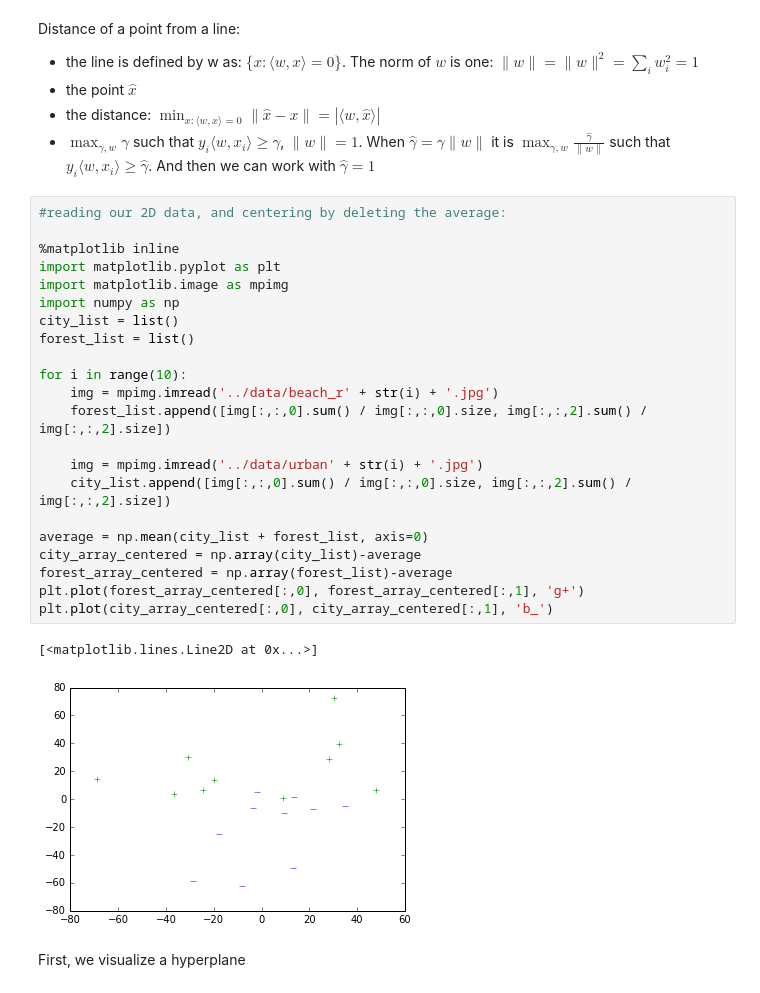
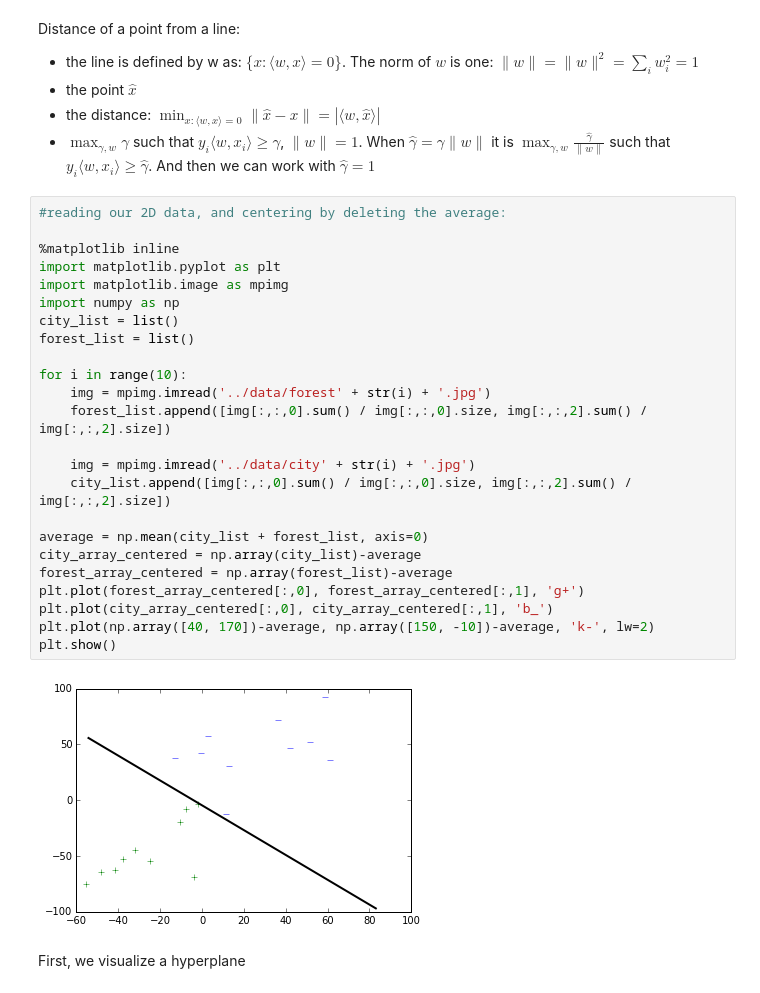
Before and after one commit to tamir650/keshet17, a Jupyter notebook: class07/class7.ipynb, the cells around one changed output. Drawn from its saved outputs; the diff is of its cells as text.

```diff
--- a/class07/class7.ipynb
+++ b/class07/class7.ipynb
@@ -7,28 +7,29 @@ Distance of a point from a line:
 # %%
 #reading our 2D data, and centering by deleting the average:
 
 %matplotlib inline
 import matplotlib.pyplot as plt
 import matplotlib.image as mpimg
 import numpy as np
 city_list = list()
 forest_list = list()
 
 for i in range(10):
-    img = mpimg.imread('../data/beach_r' + str(i) + '.jpg')
+    img = mpimg.imread('../data/forest' + str(i) + '.jpg')
     forest_list.append([img[:,:,0].sum() / img[:,:,0].size, img[:,:,2].sum() / img[:,:,2].size])
 
-    img = mpimg.imread('../data/urban' + str(i) + '.jpg')
+    img = mpimg.imread('../data/city' + str(i) + '.jpg')
     city_list.append([img[:,:,0].sum() / img[:,:,0].size, img[:,:,2].sum() / img[:,:,2].size])
 
 average = np.mean(city_list + forest_list, axis=0)
 city_array_centered = np.array(city_list)-average
 forest_array_centered = np.array(forest_list)-average
 plt.plot(forest_array_centered[:,0], forest_array_centered[:,1], 'g+')
 plt.plot(city_array_centered[:,0], city_array_centered[:,1], 'b_')
+plt.plot(np.array([40, 170])-average, np.array([150, -10])-average, 'k-', lw=2)
+plt.show()
 # %% [output]
-[<matplotlib.lines.Line2D at 0x...>]
-[figure, old version]
+[figure, new version]
 # %% [markdown]
 First, we visualize a hyperplane
 # %%
```
Also changed, not shown: parts of 9 cells of this notebook.
